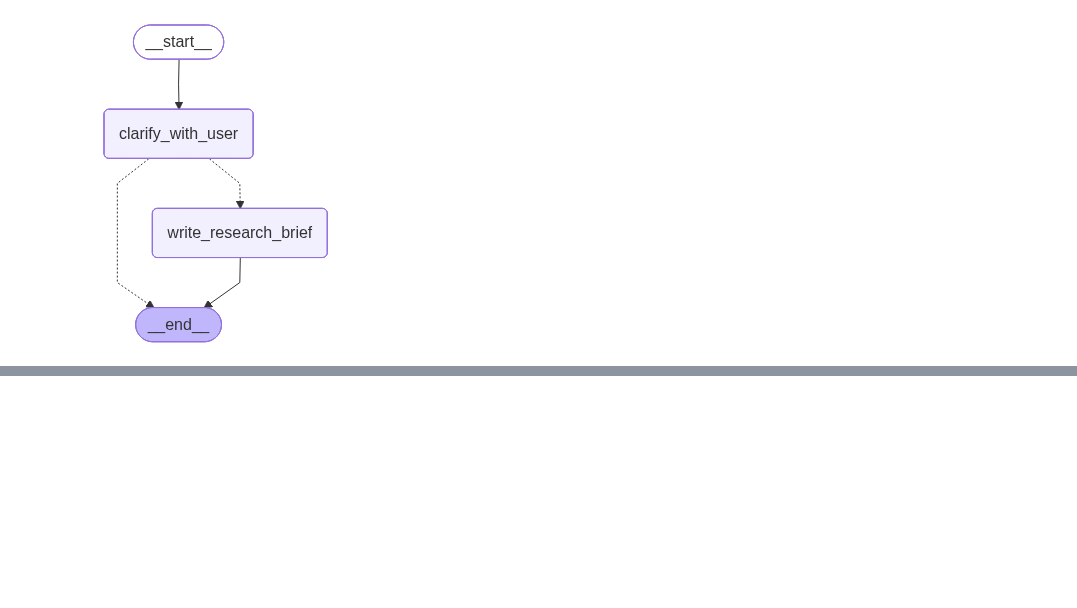
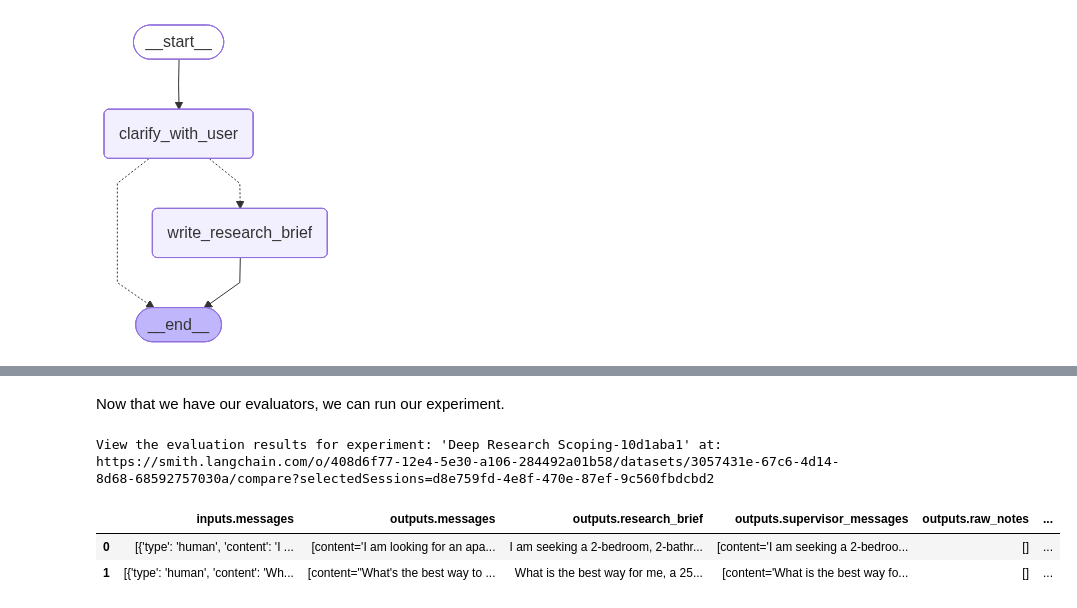
Before and after one commit to cats-vs-dogs/deep_research, a Jupyter notebook: notebooks/1-scoping.ipynb, the cells around one changed output, grey strips where cells are left out. Saved outputs shown, nothing was run; the diff lists cells and outputs as text; code cells hidden in the pictures; blank space fills up the shorter version.

Commit message:
scoping done

```diff
--- a/notebooks/1-scoping.ipynb
+++ b/notebooks/1-scoping.ipynb
@@ -285,0 +381,32 @@ format_messages(result['messages'])
+# %%
+import os
+from langsmith import Client
+
+# Initialize the LangSmith client
+# langsmith_client = Client(api_key=os.getenv("LANGSMITH_API_KEY"))
+langsmith_client = Client(api_key=LANGSMITH_API_KEY)
+
+# Create the dataset
+dataset_name = "deep_research_scoping"
+if not langsmith_client.has_dataset(dataset_name=dataset_name):
+
+    # Create the dataset
+    dataset = langsmith_client.create_dataset(
+        dataset_name=dataset_name,
+        description="A dataset that measures the quality of research briefs generated from an input conversation",
+    )
+
+    # Add the examples to the dataset
+    langsmith_client.create_examples(
+        dataset_id=dataset.id,
+        examples=[
+            {
+                "inputs": {"messages": conversation_1},
+                "outputs": {"criteria": criteria_1},
+            },
+            {
+                "inputs": {"messages": conversation_2},
+                "outputs": {"criteria": criteria_2},
+            },
+        ],
+    )
@@ -285,0 +626,21 @@ format_messages(result['messages'])
+# %% [markdown]
+Now that we have our evaluators, we can run our experiment.
+# %%
+import uuid
+
+def target_func(inputs: dict):
+    config = {"configurable": {"thread_id": uuid.uuid4()}}
+    return scope.invoke(inputs, config=config)
+
+langsmith_client.evaluate(
+    target_func,
+    data=dataset_name,
+    evaluators=[evaluate_success_criteria, evaluate_no_assumptions],
+    experiment_prefix="Deep Research Scoping",
+)
+# %% [output]
+View the evaluation results for experiment: 'Deep Research Scoping-10d1aba1' at:
+https://smith.langchain.com/o/408d6f77-12e4-5e30-a106-284492a01b58/datasets/3057431e-67c6-4d14-8d68-68592757030a/compare?selectedSessions=d8e759fd-4e8f-470e-87ef-9c560fbdcbd2
+|  | inputs.messages | outputs.messages | outputs.research_brief | outputs.supervisor_messages | outputs.raw_notes | ... |
+| 0 | [{'type': 'human', 'content': 'I ... | [content='I am looking for an apa... | I am seeking a 2-bedroom, 2-bathr... | [content='I am seeking a 2-bedroo... | [] | ... |
+| 1 | [{'type': 'human', 'content': 'Wh... | [content="What's the best way to ... | What is the best way for me, a 25... | [content='What is the best way fo... | [] | ... |
```
Also changed, not shown: parts of 15 cells of this notebook, 12 other files.
